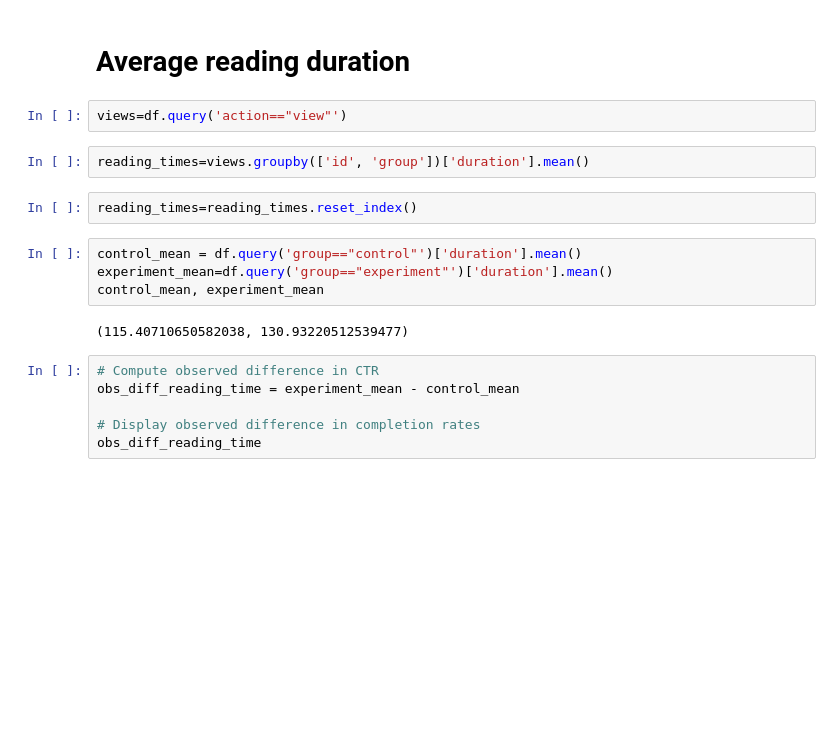
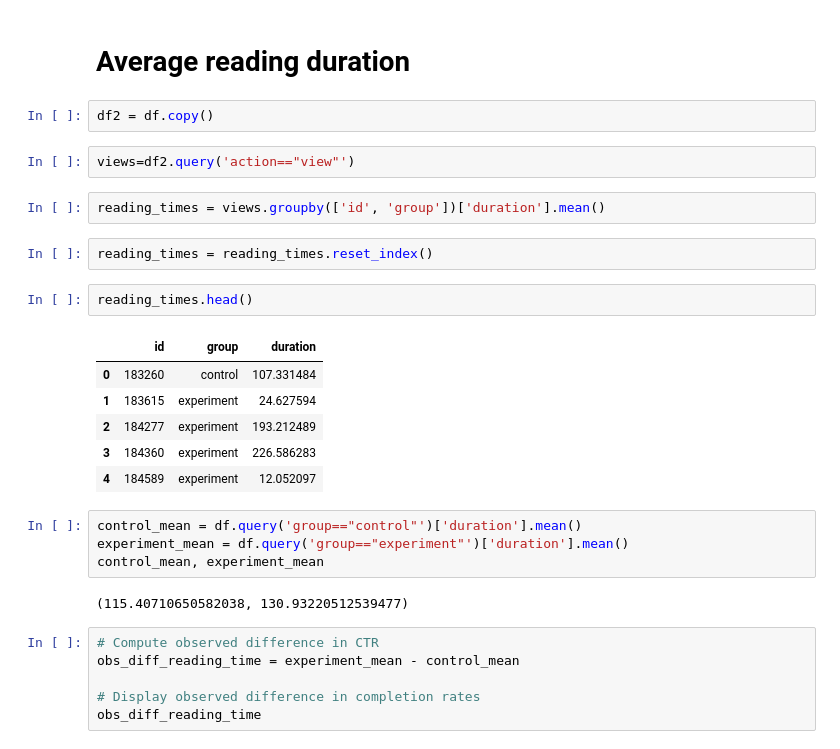
Before and after one commit to IreneFlorez/marketing_AB_analysis, a Jupyter notebook: analysis/enrollment_rate_analysis.ipynb, the cells around one changed output. Drawn from its saved outputs; the diff is of its cells as text; blank space fills up the shorter version.

```diff
--- a/analysis/enrollment_rate_analysis.ipynb
+++ b/analysis/enrollment_rate_analysis.ipynb
@@ -98,15 +98,26 @@ plt.axvline(obs_diff, c='red')
 We do not have evidence, with a type I error rate of 0.05, that the enrollment rate for this course increases when using the experimental description on its overview page.
 # %% [markdown]
 # Average reading duration
+# %%
+df2 = df.copy()
 # %%
-views=df.query('action=="view"')
+views=df2.query('action=="view"')
 # %%
-reading_times=views.groupby(['id', 'group'])['duration'].mean()
+reading_times = views.groupby(['id', 'group'])['duration'].mean()
 # %%
-reading_times=reading_times.reset_index()
+reading_times = reading_times.reset_index()
+# %%
+reading_times.head()
+# %% [output]
+|  | id | group | duration |
+| 0 | 183260 | control | 107.331484 |
+| 1 | 183615 | experiment | 24.627594 |
+| 2 | 184277 | experiment | 193.212489 |
+| 3 | 184360 | experiment | 226.586283 |
+| 4 | 184589 | experiment | 12.052097 |
 # %%
 control_mean = df.query('group=="control"')['duration'].mean()
-experiment_mean=df.query('group=="experiment"')['duration'].mean()
+experiment_mean = df.query('group=="experiment"')['duration'].mean()
 control_mean, experiment_mean
 # %% [output]
 (115.40710650582038, 130.93220512539477)
```
Also changed, not shown: parts of 10 cells of this notebook.
